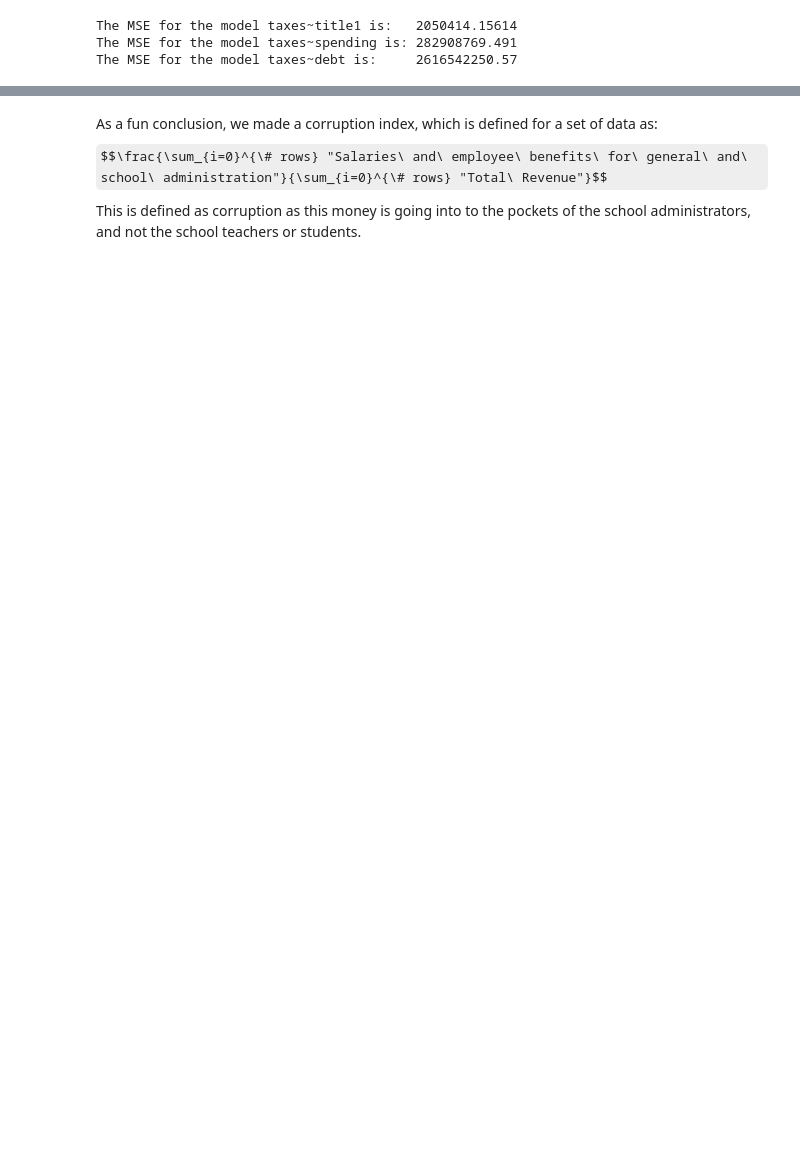
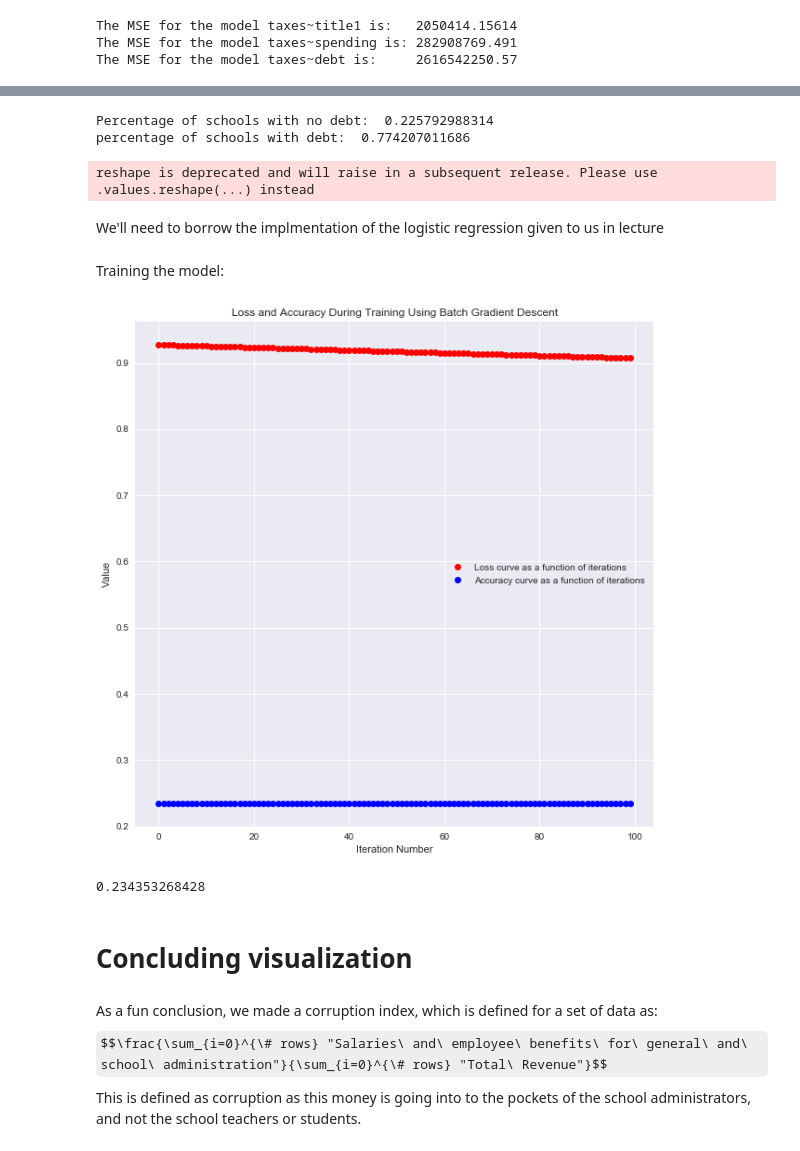
Before and after one commit to ValarDragon/DSD_Project1, a Jupyter notebook: Project_Final.ipynb, the cells around one changed output, grey strips where cells are left out. Cells and saved outputs as stored; diff of their text form; code cells hidden in the pictures; some formulas as TeX source; blank space fills up the shorter version.

```diff
--- a/Project_Final.ipynb
+++ b/Project_Final.ipynb
@@ -411,0 +439,36 @@ Let's use recursive feature selection to help us find even better indicators of
+# %%
+df["Debt Class"] = df["_19H"] ==  0
+print("Percentage of schools with no debt: ", df[df["Debt Class"] == True]["_19H"].count()/df.shape[0])
+print("percentage of schools with debt: ", 1 -  df[df["Debt Class"] == True]["_19H"].count()/df.shape[0])
+# %% [output]
+Percentage of schools with no debt:  0.225792988314
+percentage of schools with debt:  0.774207011686
+# %%
+#Preprocess columns
+taxes = df["T06"]
+spending = df["TOTALEXP"]
+title1 = df["C14"]
+idea = df["C15"]
+mstq = df["C16"]
+fedrev = df["C20"]
+debt = df["Debt Class"]
+
+
+# Originally no normalization was performed, over flow occured when exponentiating.
+# Then a mean normalization was performed, resulting in many negative entries, which caused errors when taking the logarithms.
+# Finally, a min-max normalization was tried and worked.
+
+scaler = MinMaxScaler()
+categories = [taxes, spending, title1, idea, mstq, fedrev, debt]
+scaler.fit(categories)
+MinMaxScaler(copy=True, feature_range=(0, 1))
+
+# We'll need to preprocess the columns we want to look at and partition the training and validation set.
+data_x = np.column_stack(scaler.transform(categories))
+data_y = np.reshape(debt, (data_x.shape[0], 1))
+
+train_x, valid_x, train_y, valid_y = train_test_split(data_x, data_y, test_size=0.10, random_state=42)
+# %% [output]
+reshape is deprecated and will raise in a subsequent release. Please use .values.reshape(...) instead
+# %% [markdown]
+We'll need to borrow the implmentation of the logistic regression given to us in lecture
@@ -412,3 +508,35 @@ Let's use recursive feature selection to help us find even better indicators of
+# %% [markdown]
+Training the model:
+# %%
+weights = np.asarray([np.random.rand() for i in range(train_x.shape[1])]).reshape(train_x.shape[1], 1)
+weights /= np.linalg.norm(weights)
+losses = []
+accuracies = []
+epsilon = 0.001
+num_iterations = 100
+
+for i in range(100):
+    diff = epsilon * gradient(train_x, train_y, weights, False)
+    weights = weights - diff
+    losses.append(loss(train_x, train_y, weights))
+    accuracies.append(accuracy(valid_x, valid_y, weights))
+# %%
+plt.figure(figsize=[10,10])
+loss_line = plt.plot(np.arange(num_iterations), losses, 'ro', label="Loss curve as a function of iterations")
+accuracy_line = plt.plot(np.arange(num_iterations), accuracies, 'bo', label = "Accuracy curve as a function of iterations")
+plt.legend()
+plt.title('Loss and Accuracy During Training Using Batch Gradient Descent')
+plt.ylabel('Value')
+plt.xlabel('Iteration Number')
+
+plt.show()
+plt.close()
+print(accuracy(valid_x, valid_y, weights))
+# %% [output]
+[figure, added]
+0.234353268428
+# %% [markdown]
+# Concluding visualization
 # %% [markdown]
 As a fun conclusion, we made a corruption index, which is defined for a set of data as:
 $$\frac{\sum_{i=0}^{\# rows} "Salaries\ and\ employee\ benefits\ for\ general\ and\ school\ administration"}{\sum_{i=0}^{\# rows} "Total\ Revenue"}$$
```
Also changed, not shown: parts of 21 cells of this notebook.
